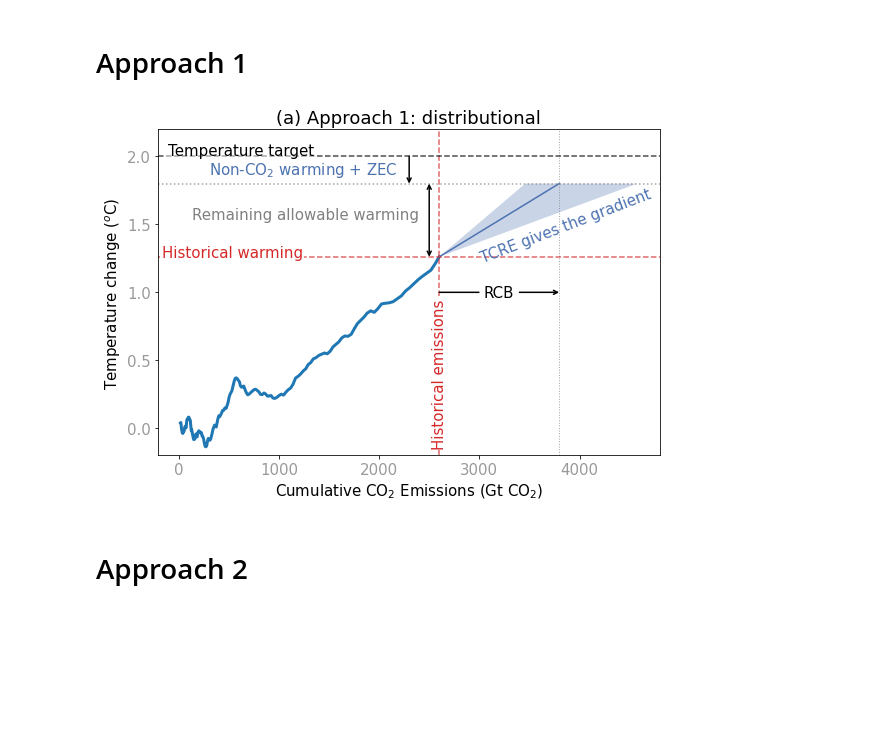
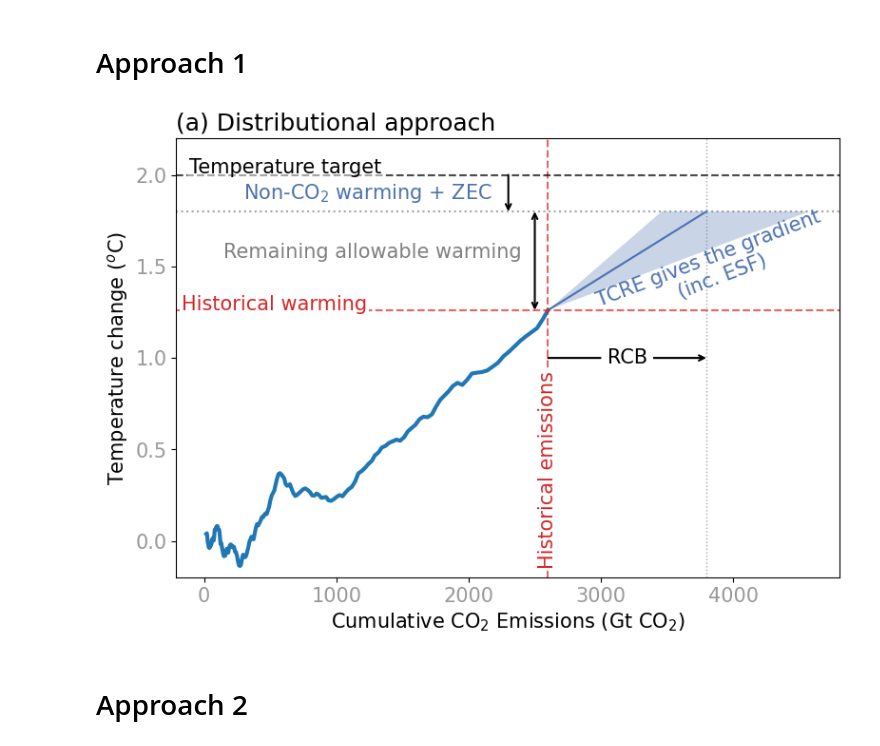
Before and after one commit to Rlamboll/CarbonBudgetsCompared, a Jupyter notebook: DrawSchematicPlots.ipynb, the cells around one changed output. Drawn from its saved outputs; the diff is of its cells as text; code cells hidden in the pictures; blank space fills up the shorter version.

```diff
--- a/DrawSchematicPlots.ipynb
+++ b/DrawSchematicPlots.ipynb
@@ -76,6 +77,7 @@ BG_COLOR = 'white'
 HISTORICAL_COLOR = 'tab:red' # Defined for consistency
 fontsize = 15
 titlefont = 18
+titleplace = 'left'
 
 # Get the last data point
 last_co2 = combined_df['Cumulative CO2'].iloc[-5]
@@ -136,7 +138,7 @@ cone_center_y = (last_temp + TARGET_Y_2) / 2
 ax1.text(
     cone_mid_x-150,
     cone_center_y - 0.036,
-    "TCRE gives the gradient",
+    "TCRE gives the gradient \n (inc. ESF)",
     color=ARROW_BLUE,
     fontsize=fontsize,
     ha='center',
@@ -264,35 +266,35 @@ ax1.text(
     ha='left',
     va='center',
 )
 
 
 ax1.axhline(y=TARGET_Y_2, color='grey', linestyle=':', linewidth=1.5, alpha=0.7)
 ax1.text(
     last_co2 - 200, TARGET_Y_2 - 0.17, "Remaining allowable warming",
     color='grey', fontsize=fontsize, ha='right', va='top'
 )
 ax1.annotate(
     '',
     xy=(last_co2 - 100, TARGET_Y_2),
     xytext=(last_co2 - 100, last_temp),
     arrowprops=dict(
         arrowstyle="<->",
         color='black',
         linewidth=1.5,
         shrinkA=0, shrinkB=0,
         connectionstyle="arc3,rad=0"
     )
 )
 
 # --- E. Final Customization ---
-plt.title('(a) Approach 1: distributional', fontsize=titlefont)
+plt.title('(a) Distributional approach', fontsize=titlefont, loc=titleplace)
 for label in ax1.get_xticklabels() + ax1.get_yticklabels():
     label.set_alpha(0.4)
     label.set_fontsize(fontsize)
 
 plt.savefig("./output/Approach1.png", dpi=300, bbox_inches='tight')
 # %% [output]
-[figure, old version]
+[figure, new version]
 # %% [markdown]
 # Approach 2
 # %%
```
Also changed, not shown: parts of 22 cells of this notebook, 2 other files.
